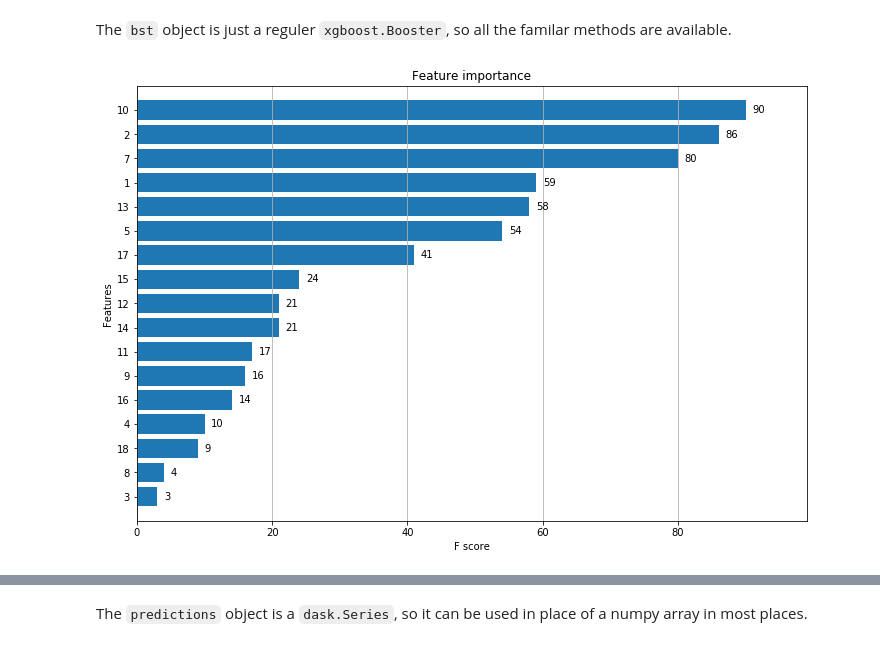
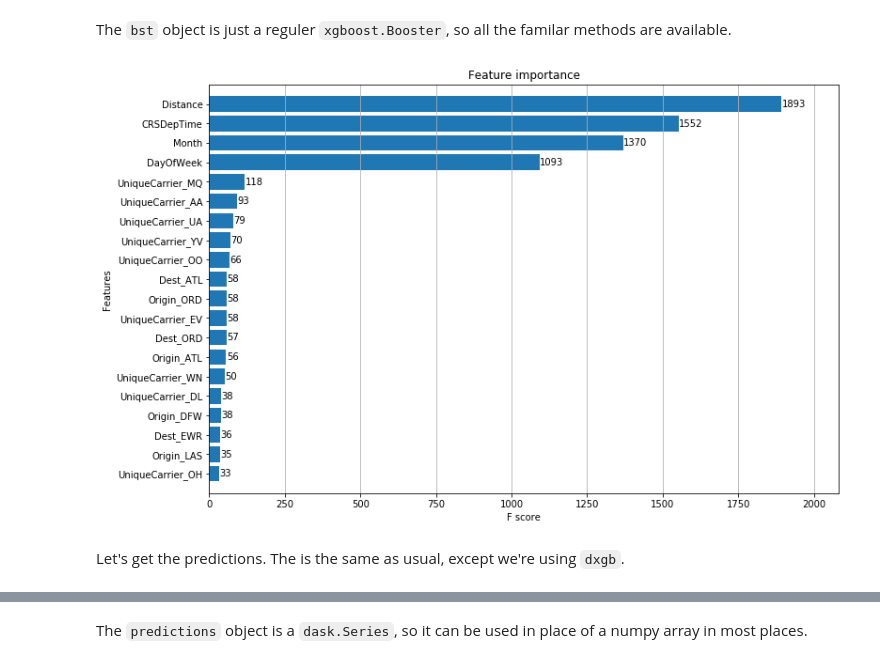
Before and after one commit to dask/dask-ml, a Jupyter notebook: docs/source/examples/xgboost.ipynb, the cells around one changed output, grey strips where cells are left out. Cells and saved outputs as stored; diff of their text form; code cells hidden in the pictures.

```diff
--- a/docs/source/examples/xgboost.ipynb
+++ b/docs/source/examples/xgboost.ipynb
@@ -79,4 +63,0 @@ You define your model parameters as usual.
-# %%
-params = {'objective': 'binary:logistic'}
-bst = dxgb.train(client, params, X_train, y_train)
-bst
@@ -98,0 +64,2 @@ Dask Name: _predict_part, 4 tasks
+# %%
+df2 = dd.get_dummies(df.categorize()).persist()
@@ -98,0 +71,5 @@ Dask Name: _predict_part, 4 tasks
+# %%
+data_train, data_test = df2.random_split([0.9, 0.1],
+                                         random_state=1234)
+labels_train, labels_test = is_delayed.random_split([0.9, 0.1],
+                                                    random_state=1234)
@@ -98,0 +79,11 @@ Dask Name: _predict_part, 4 tasks
+# %%
+%%time
+import dask_xgboost as dxgb
+import xgboost as xgb
+
+params = {'objective': 'binary:logistic', 'nround': 1000,
+          'max_depth': 16, 'eta': 0.01, 'subsample': 0.5,
+          'min_child_weight': 1}
+
+bst = dxgb.train(client, params, data_train, labels_train)
+bst
@@ -101,7 +97,7 @@ The `bst` object is just a reguler `xgboost.Booster`, so all the familar methods
 # %%
 fig, ax = plt.subplots(figsize=(12, 8))
 
-ax = xgb.plot_importance(bst, ax=ax, height=0.8)
+ax = xgb.plot_importance(bst, ax=ax, height=0.8, max_num_features=20)
 ax.grid("off", axis="y")
 # %% [output]
-[figure, old version]
+[figure, new version]
@@ -110,0 +104,2 @@ from sklearn.metrics import roc_curve, auc
+# %% [markdown]
+Let's get the predictions. The is the same as usual, except we're using `dxgb`.
```
Also changed, not shown: parts of 24 cells of this notebook, 11 other files.
